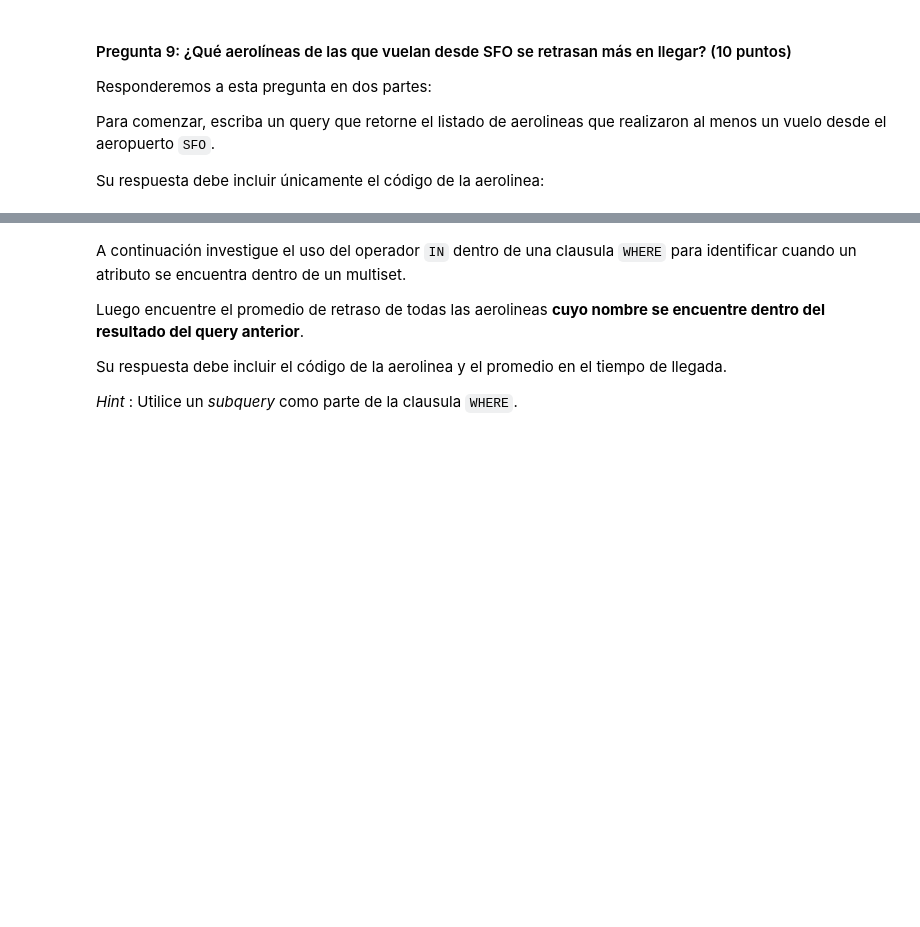
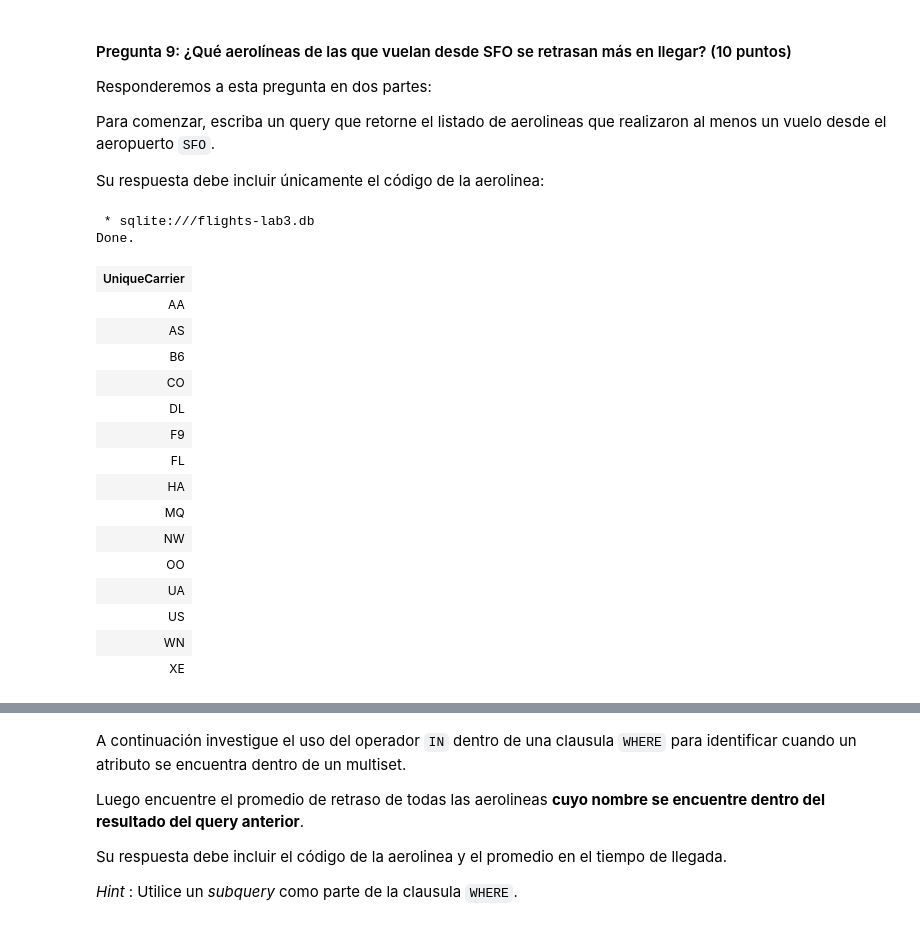
Before and after one commit to davisalvarez/LAB03-DB, a Jupyter notebook: Lab 03 - SQL parte II-15842.ipynb, the cells around one changed output, grey strips where cells are left out. Drawn from its saved outputs; the diff is of its cells as text; code cells hidden in the pictures; blank space fills up the shorter version.

```diff
--- a/Lab 03 - SQL parte II-15842.ipynb
+++ b/Lab 03 - SQL parte II-15842.ipynb
@@ -327,6 +327,27 @@ Para comenzar, escriba un query que retorne el listado de aerolineas que realiza
 
 Su respuesta debe incluir únicamente el código de la aerolinea:
 # %%
-%%sql SELECT
-        FROM
-        WHERE
+%%sql SELECT UniqueCarrier
+        FROM ontime
+        WHERE origin='SFO'
+        GROUP BY UniqueCarrier
+            HAVING COUNT(origin)>1
+# %% [output]
+ * sqlite:///flights-lab3.db
+Done.
+| UniqueCarrier |
+| AA |
+| AS |
+| B6 |
+| CO |
+| DL |
+| F9 |
+| FL |
+| HA |
+| MQ |
+| NW |
+| OO |
+| UA |
+| US |
+| WN |
+| XE |
```
Also changed, not shown: parts of 4 cells of this notebook.
